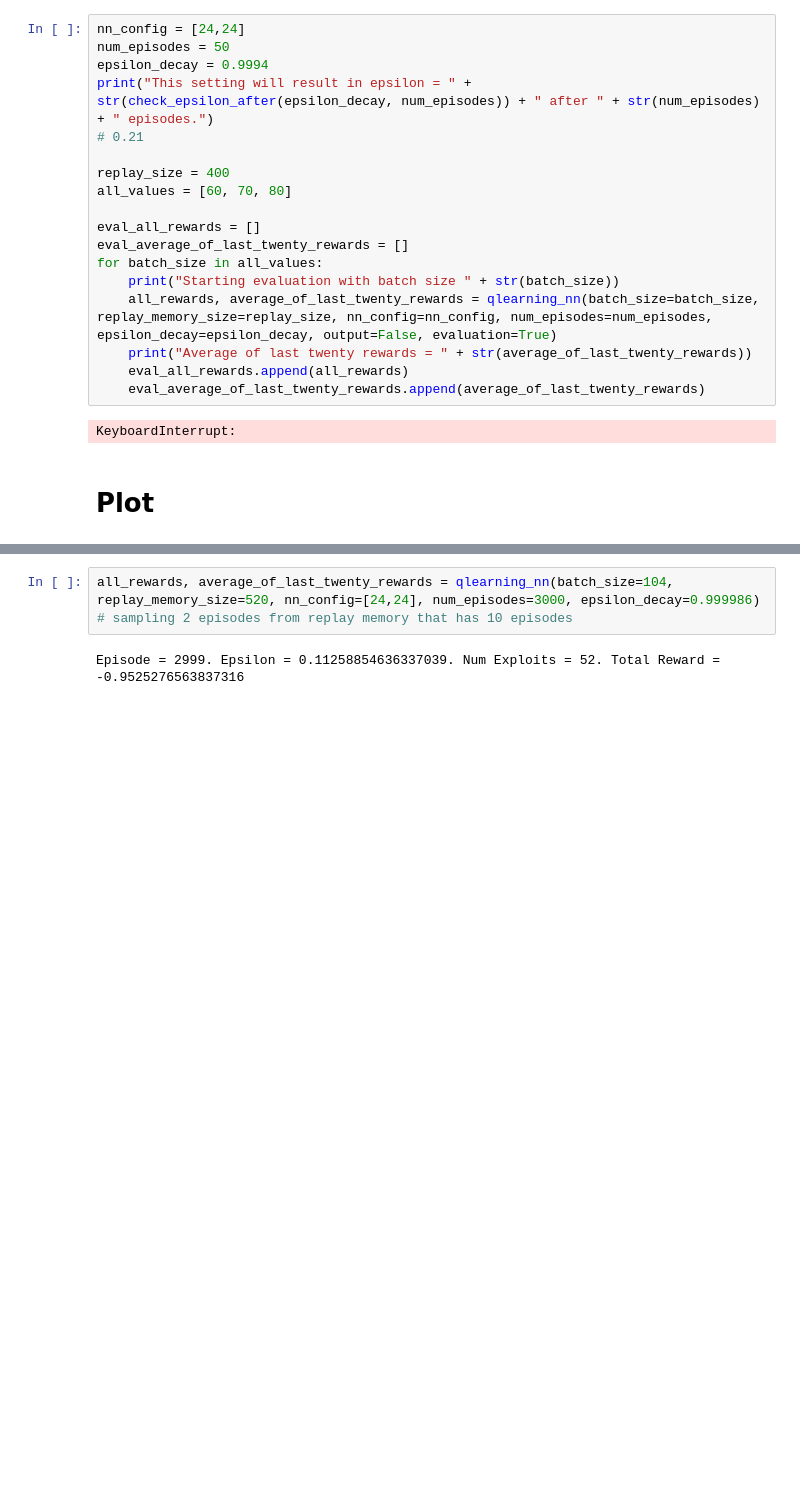
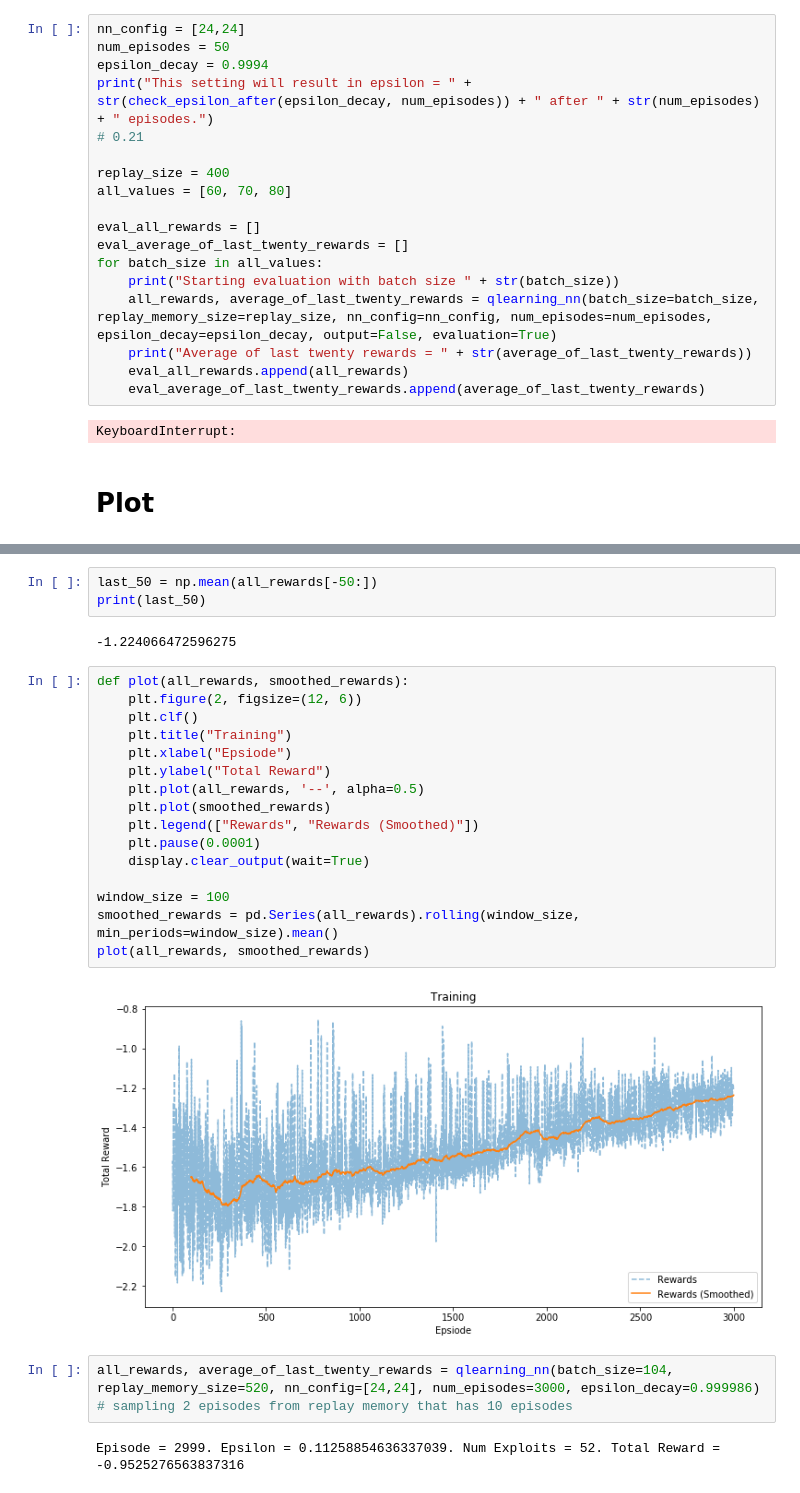
Before and after one commit to arranbrown99/COVID_simulation, a Jupyter notebook: notebooks/run_qlearning_nn-Copy1.ipynb, the cells around one changed output, grey strips where cells are left out. Cells and saved outputs as stored; diff of their text form; blank space fills up the shorter version.

Commit message:
Graphs

```diff
--- a/notebooks/run_qlearning_nn-Copy1.ipynb
+++ b/notebooks/run_qlearning_nn-Copy1.ipynb
@@ -263,3 +263,26 @@ Episode = 2298. Epsilon = 0.18755489261424532. Num Exploits = 41. Total Reward =
+# %%
+last_50 = np.mean(all_rewards[-50:])
+print(last_50)
+# %% [output]
+-1.224066472596275
+# %%
+def plot(all_rewards, smoothed_rewards):
+    plt.figure(2, figsize=(12, 6))
+    plt.clf()
+    plt.title("Training")
+    plt.xlabel("Epsiode")
+    plt.ylabel("Total Reward")
+    plt.plot(all_rewards, '--', alpha=0.5)
+    plt.plot(smoothed_rewards)
+    plt.legend(["Rewards", "Rewards (Smoothed)"])
+    plt.pause(0.0001)
+    display.clear_output(wait=True)
+
+window_size = 100
+smoothed_rewards = pd.Series(all_rewards).rolling(window_size, min_periods=window_size).mean()
+plot(all_rewards, smoothed_rewards)
+# %% [output]
+[figure, added]
 # %%
 all_rewards, average_of_last_twenty_rewards = qlearning_nn(batch_size=104, replay_memory_size=520, nn_config=[24,24], num_episodes=3000, epsilon_decay=0.999986)
 # sampling 2 episodes from replay memory that has 10 episodes
```
Also changed, not shown: parts of 4 cells of this notebook.
